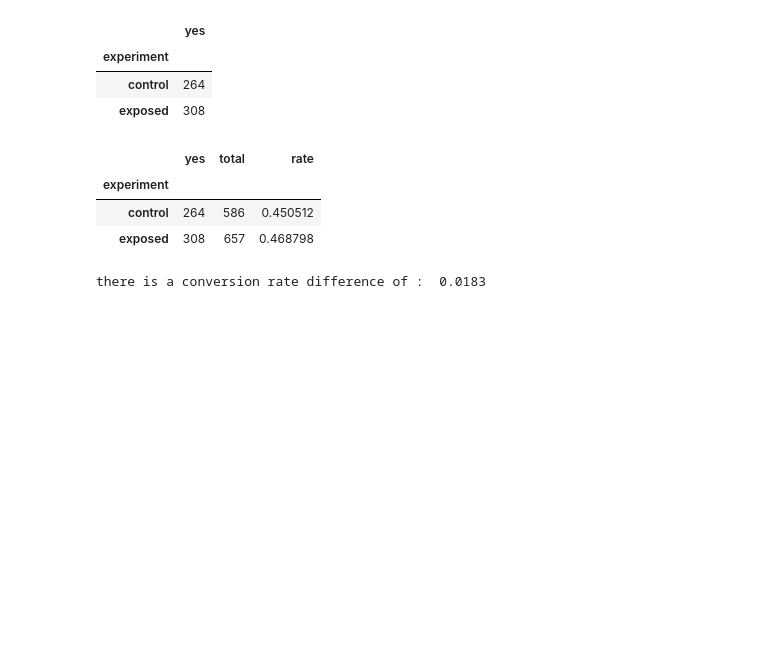
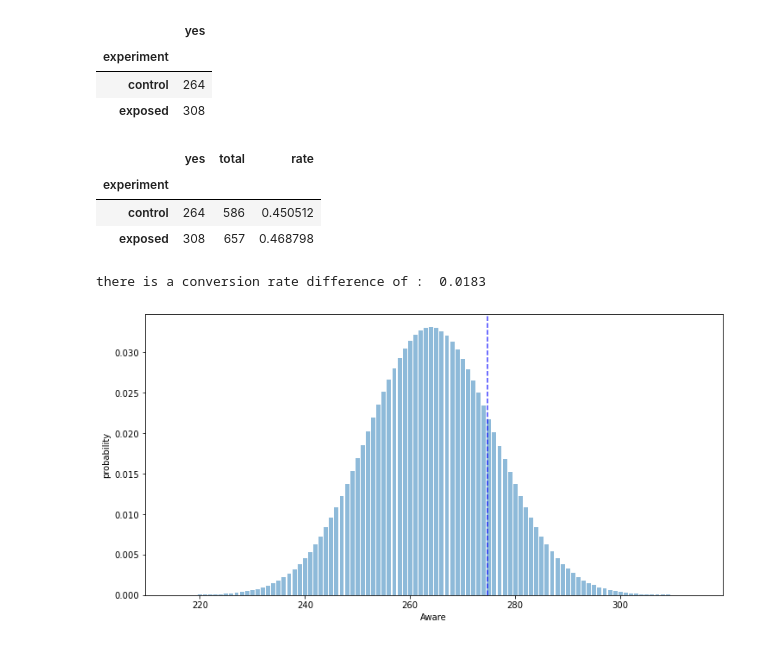
Before and after one commit to benbel376/SmartAd_service_analysis, a Jupyter notebook: notebooks/data_overview.ipynb, the cells around one changed output. Cells and saved outputs as stored; diff of their text form; code cells hidden in the pictures; blank space fills up the shorter version.

Commit message:
added the control distribution graph

```diff
--- a/notebooks/data_overview.ipynb
+++ b/notebooks/data_overview.ipynb
@@ -23,9 +23,11 @@ sys.path.insert(1, scripts_dir)
 
 from data_summarizing_functions import DataSummarizer
 from dashboard_viz import VizManager
+from DistributionPlots import DistributionPlots as DisP
 
 sumar = DataSummarizer()
 viz = VizManager()
+dis_p = DisP()
 # %%
 # loading data
 
@@ -143,0 +144,9 @@ there is a conversion rate difference of :  0.0183
+# %%
+# drawing the distribution of the control group
+c_aware = ab_summary.loc["control", "yes"]
+c_total = ab_summary.loc["control", "total"]
+c_cr = ab_summary.loc["control", "rate"]
+e_cr = ab_summary.loc["exposed", "rate"]
+dis_p.cont_distribution(c_aware, c_total, c_cr, e_cr)
+# %% [output]
+[figure, added]
```
Also changed, not shown: parts of 1 cell of this notebook.
